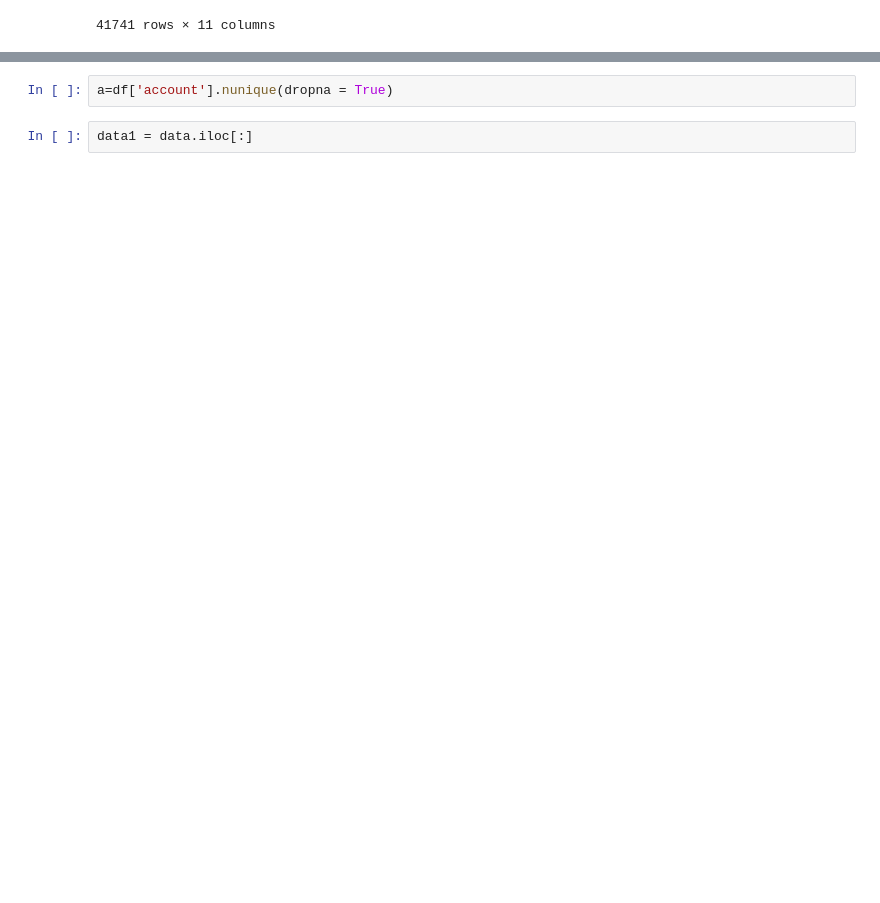
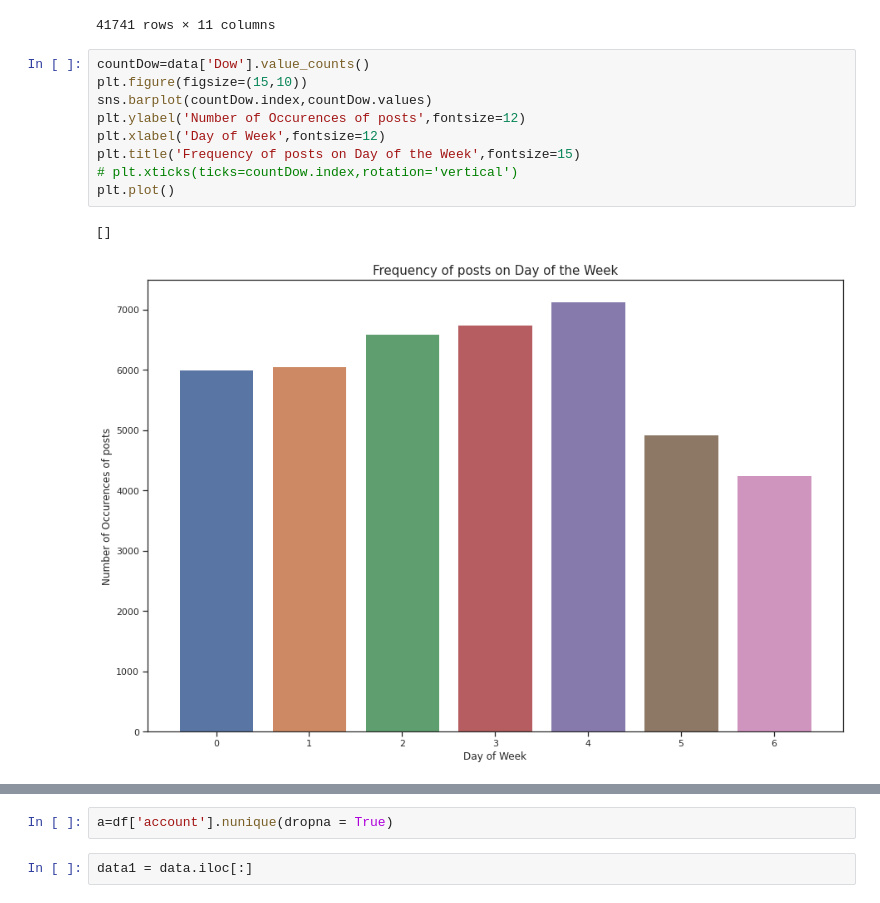
Before and after one commit to Zarmina97/NLP-project-, a Jupyter notebook: Models/Base_Model_Final.ipynb, the cells around one changed output, grey strips where cells are left out. Cells and saved outputs as stored; diff of their text form; blank space fills up the shorter version.

```diff
--- a/Models/Base_Model_Final.ipynb
+++ b/Models/Base_Model_Final.ipynb
@@ -318,3 +173,15 @@ data
 | 74547 | thesavoylondon | While we’re closed we’re going to... | 599.0 | 2637.0 | 1933.0 | 167394.0 | 2021-01-06 13:32:23.424 | 68.0 | 2 | 13 | ... |
 | 74548 | thesavoylondon | Today is the last day before we t... | 599.0 | 5551.0 | 1933.0 | 167394.0 | 2021-01-04 19:53:17.056 | 153.0 | 0 | 19 | ... |
 41741 rows × 11 columns
+# %%
+countDow=data['Dow'].value_counts()
+plt.figure(figsize=(15,10))
+sns.barplot(countDow.index,countDow.values)
+plt.ylabel('Number of Occurences of posts',fontsize=12)
+plt.xlabel('Day of Week',fontsize=12)
+plt.title('Frequency of posts on Day of the Week',fontsize=15)
+# plt.xticks(ticks=countDow.index,rotation='vertical')
+plt.plot()
+# %% [output]
+[]
+[figure, added]
```
Also changed, not shown: parts of 99 cells of this notebook, 1 other file.
